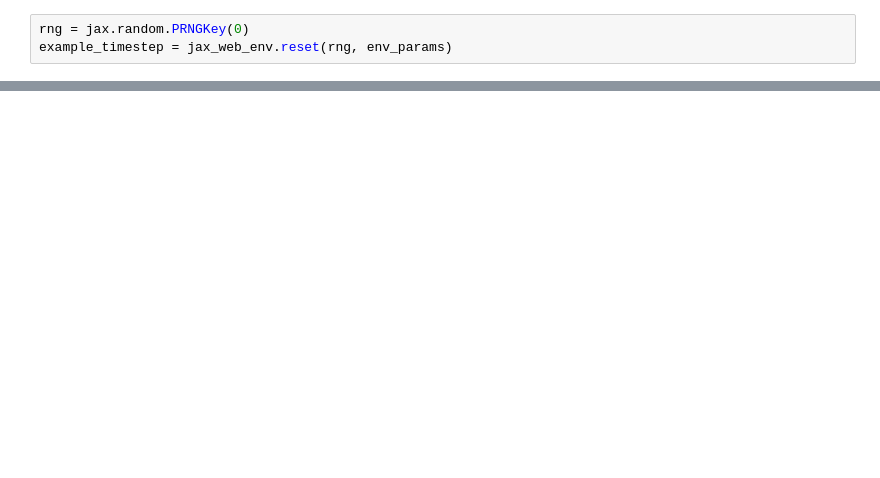
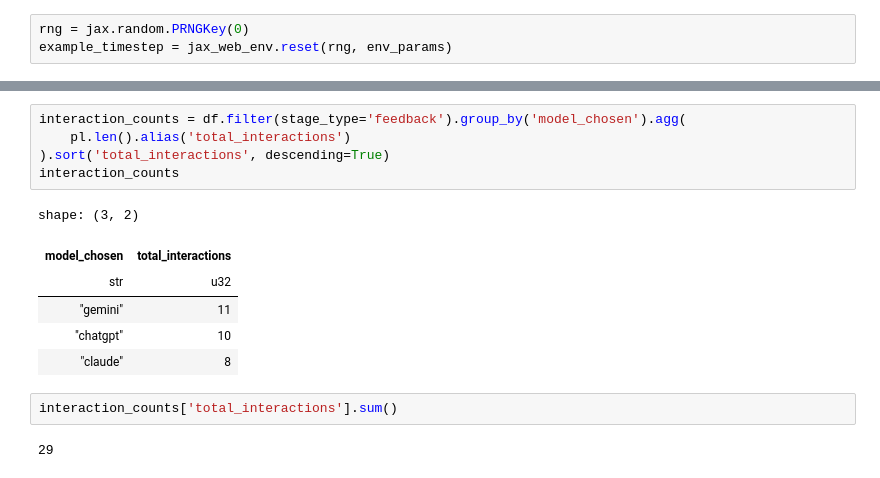
Before and after one commit to wcarvalho/nicewebrl, a Jupyter notebook: examples/xland-LLM-assistant/data_analysis.ipynb, the cells around one changed output, grey strips where cells are left out. Saved outputs shown, nothing was run; the diff lists cells and outputs as text; blank space fills up the shorter version.

```diff
--- a/examples/xland-LLM-assistant/data_analysis.ipynb
+++ b/examples/xland-LLM-assistant/data_analysis.ipynb
@@ -143,0 +197,16 @@ dict_keys(['stage_idx', 'session_id', 'data', 'user_data', 'metadata', 'name', '
+# %%
+interaction_counts = df.filter(stage_type='feedback').group_by('model_chosen').agg(
+    pl.len().alias('total_interactions')
+).sort('total_interactions', descending=True)
+interaction_counts
+# %% [output]
+shape: (3, 2)
+| model_chosen | total_interactions |
+| str | u32 |
+| "gemini" | 11 |
+| "chatgpt" | 10 |
+| "claude" | 8 |
+# %%
+interaction_counts['total_interactions'].sum()
+# %% [output]
+29
```
Also changed, not shown: parts of 11 cells of this notebook, 3 other files.
